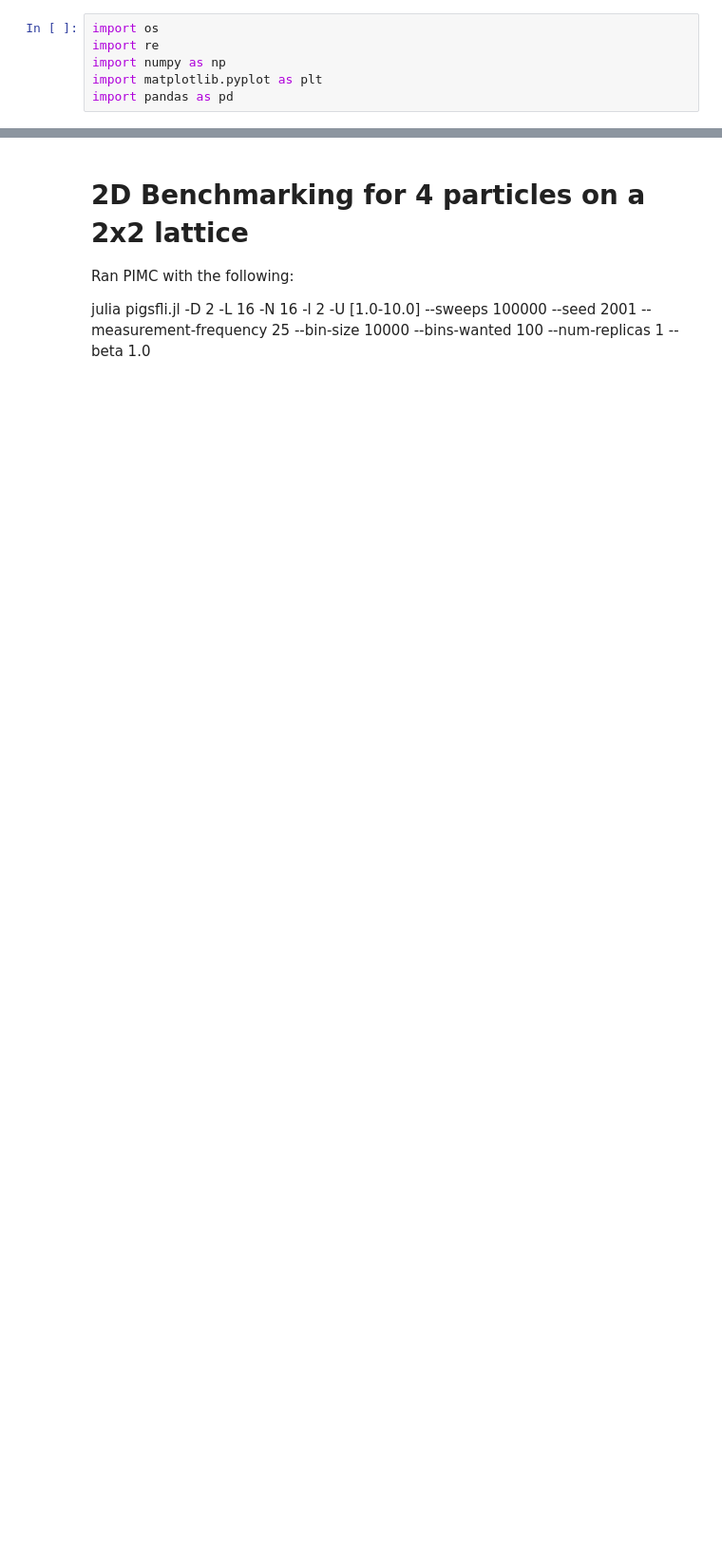
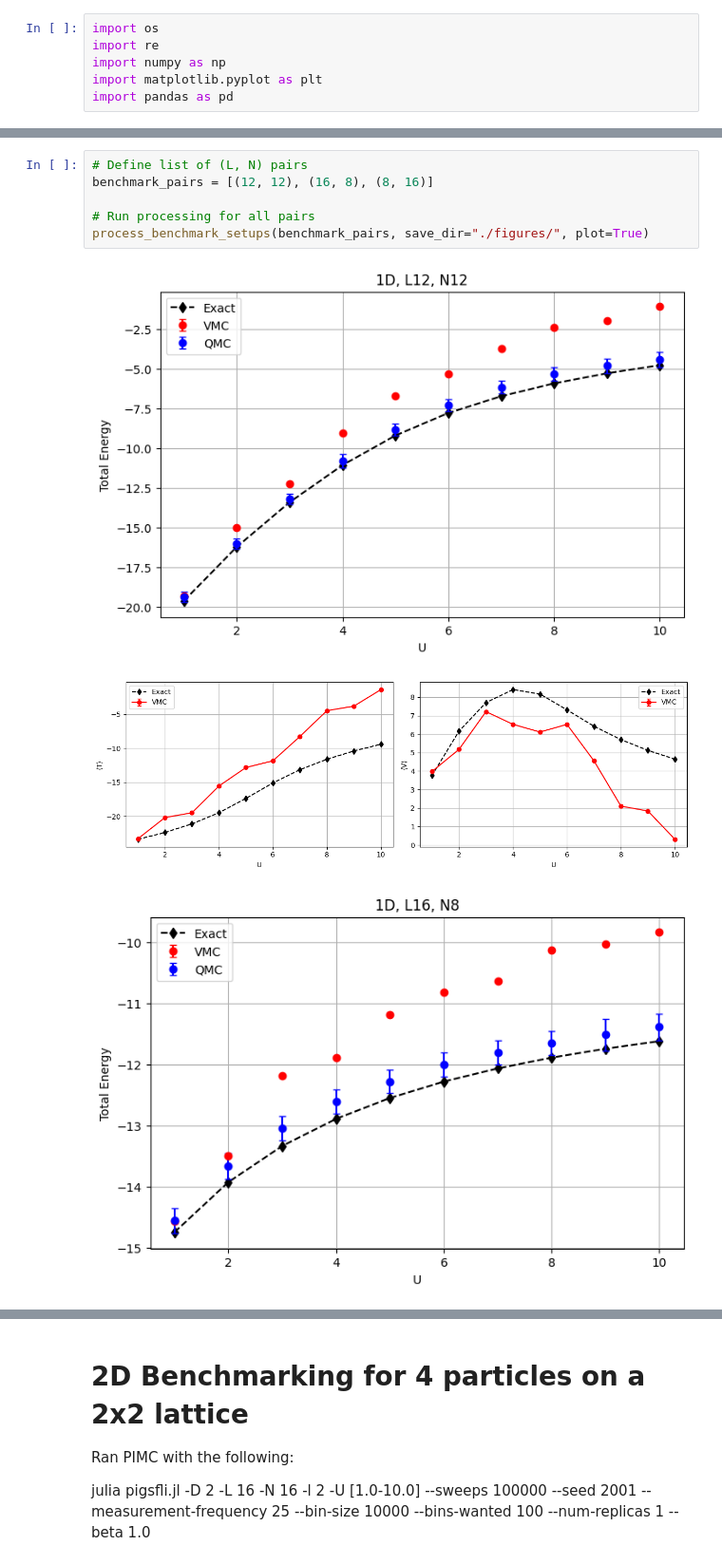
Before and after one commit to wmallah/BH_Gutzwiller_VMC, a Jupyter notebook: VMCBoseHubbard/analysis_scripts/benchmark.ipynb, the cells around one changed output, grey strips where cells are left out. Shown at 95% size. Cells and saved outputs as stored; diff of their text form; blank space fills up the shorter version.

```diff
--- a/VMCBoseHubbard/analysis_scripts/benchmark.ipynb
+++ b/VMCBoseHubbard/analysis_scripts/benchmark.ipynb
@@ -70,0 +281,10 @@ def load_qmc_energy_data(
+# %%
+# Define list of (L, N) pairs
+benchmark_pairs = [(12, 12), (16, 8), (8, 16)]
+
+# Run processing for all pairs
+process_benchmark_setups(benchmark_pairs, save_dir="./figures/", plot=True)
+# %% [output]
+[figure, added]
+[figure, added]
+[figure, added]
```
Also changed, not shown: parts of 21 cells of this notebook, 47 other files.
